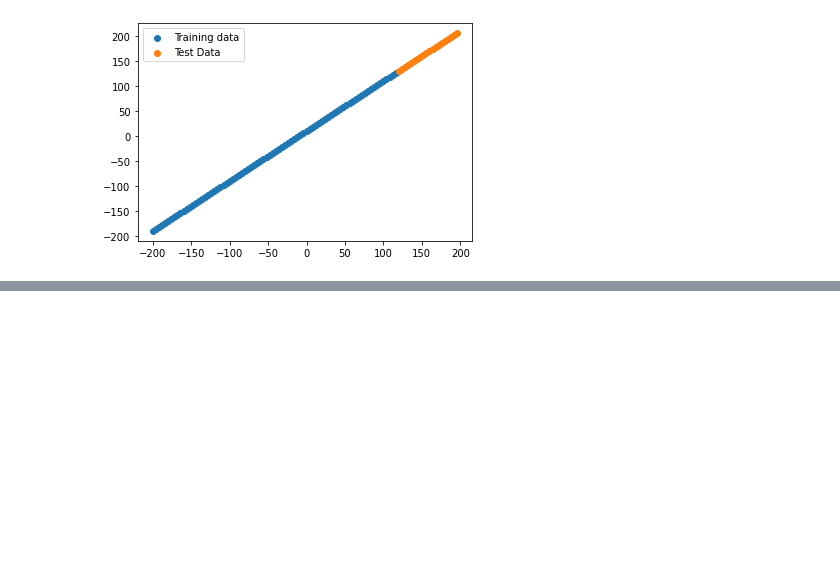
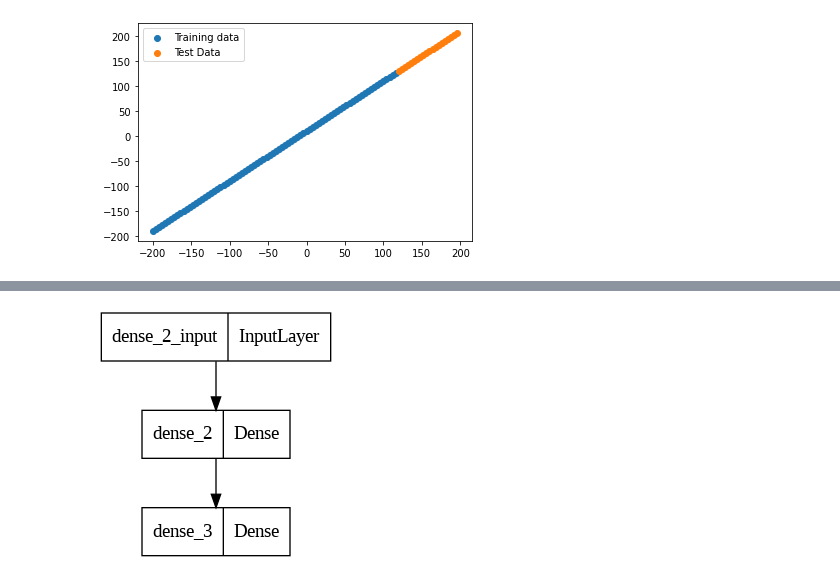
Before and after one commit to raghavx/tensorflow, a Jupyter notebook: 01_train.ipynb, the cells around one changed output, grey strips where cells are left out. Cells and saved outputs as stored; diff of their text form; code cells hidden in the pictures; blank space fills up the shorter version.

Commit message:
plot model

```diff
--- a/01_train.ipynb
+++ b/01_train.ipynb
@@ -118,0 +119,5 @@ array([[109.582436]], dtype=float32)
+# %%
+from tensorflow.keras.utils import plot_model
+plot_model(model=model)
+# %% [output]
+[figure, added]
```
Also changed, not shown: parts of 5 cells of this notebook.
